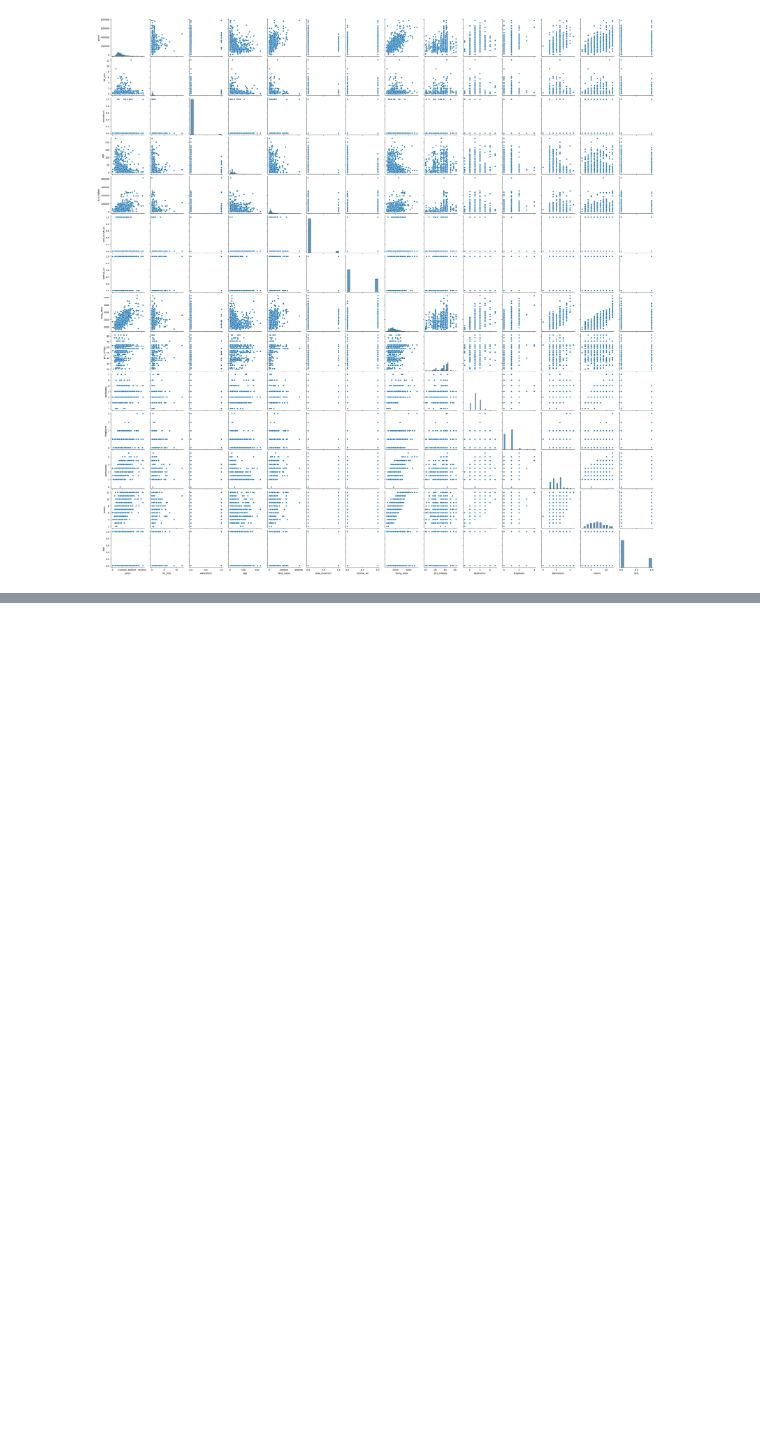
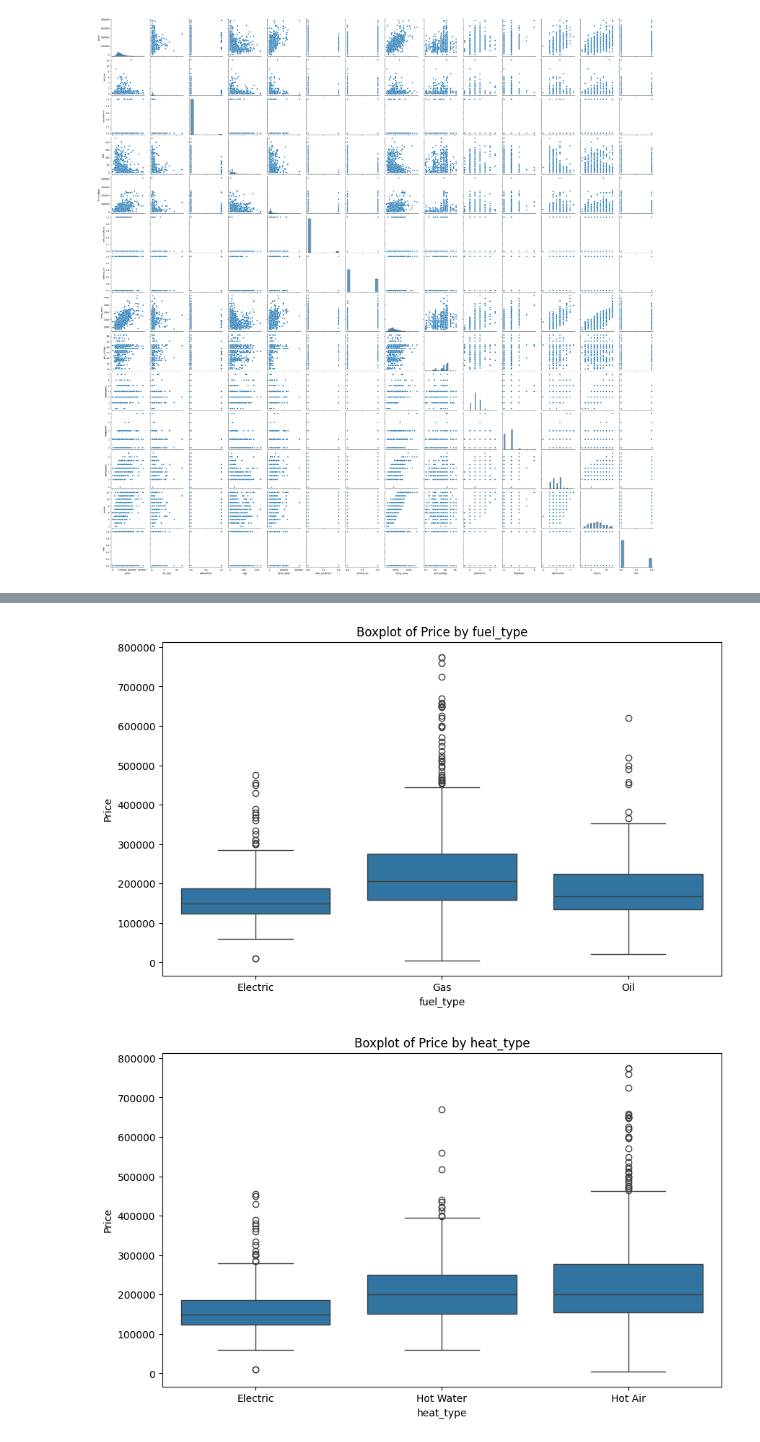
Before and after one commit to juhndu/data1902assign3, a Jupyter notebook: abhi_eda.ipynb, the cells around one changed output, grey strips where cells are left out. Drawn from its saved outputs; the diff is of its cells as text; code cells hidden in the pictures; blank space fills up the shorter version.

```diff
--- a/eda.ipynb
+++ b/abhi_eda.ipynb
@@ -70,0 +91,12 @@ ValueError: could not convert string to float: 'Electric'
+# %%
+# boxplot of categorical variable vs price
+for col in categorical_columns:
+    plt.figure(figsize=(10,6))
+    sns.boxplot(x=data[col], y=data['price'])
+    plt.title(f'Boxplot of Price by {col}')
+    plt.xlabel(col)
+    plt.ylabel('Price')
+    plt.show()
+# %% [output]
+[figure, added]
+[figure, added]
```
Also changed, not shown: parts of 10 cells of this notebook, 2 other files.
